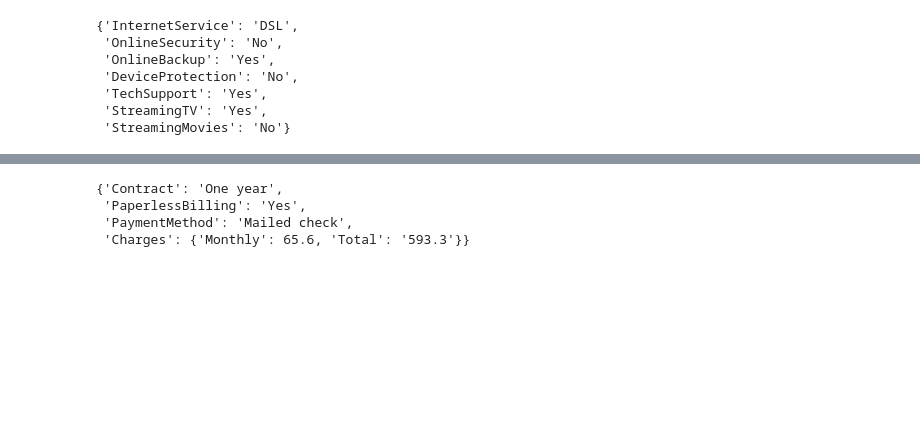
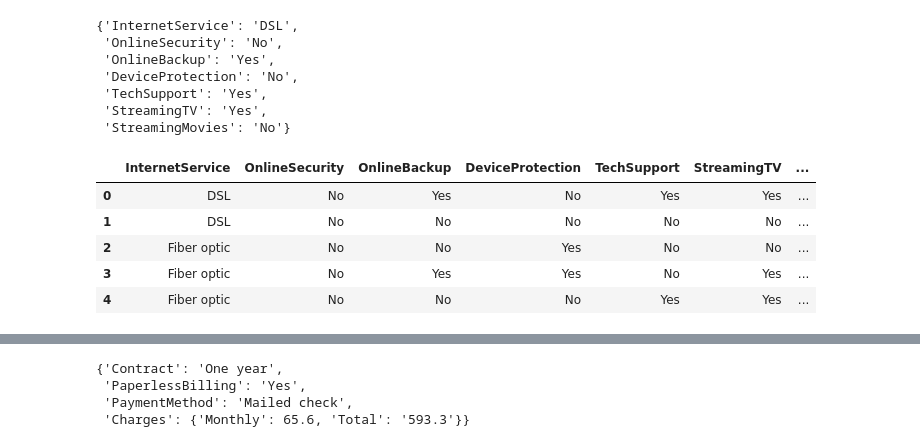
Before and after one commit to 25071983/DESAFIO-PYTHON, a Jupyter notebook: Challenge_ONE_Data_Science_Telecom_X.ipynb, the cells around one changed output, grey strips where cells are left out. Saved outputs shown, nothing was run; the diff lists cells and outputs as text; code cells hidden in the pictures; blank space fills up the shorter version.

```diff
--- a/Challenge_ONE_Data_Science_Telecom_X.ipynb
+++ b/Challenge_ONE_Data_Science_Telecom_X.ipynb
@@ -121,3 +121,6 @@ df['gender'] = df['gender'].astype('string')
 df.loc[0, 'phone']
 # %% [output]
 {'PhoneService': 'Yes', 'MultipleLines': 'No'}
+# %%
+# Normaliza la columna 'phone' (crea un nuevo DataFrame con las claves del JSON como columnas)
+phone_df = json_normalize(df['phone'])
@@ -123,0 +136,3 @@ df.loc[0, 'phone']
+# %%
+# Combina el DataFrame original con el nuevo DataFrame normalizado
+df = df.join(phone_df)
@@ -123,0 +171,3 @@ df.loc[0, 'phone']
+# %%
+df['PhoneService'] = df['PhoneService'].astype('string')
+df['MultipleLines'] = df['MultipleLines'].astype('string')
@@ -133,3 +206,15 @@ df.loc[0,'internet']
  'TechSupport': 'Yes',
  'StreamingTV': 'Yes',
  'StreamingMovies': 'No'}
+# %%
+# Normaliza la columna 'internet' (crea un nuevo DataFrame con las claves del JSON como columnas)
+internet_df = json_normalize(df['internet'])
+# %%
+internet_df.head()
+# %% [output]
+|  | InternetService | OnlineSecurity | OnlineBackup | DeviceProtection | TechSupport | StreamingTV | ... |
+| 0 | DSL | No | Yes | No | Yes | Yes | ... |
+| 1 | DSL | No | No | No | No | No | ... |
+| 2 | Fiber optic | No | No | Yes | No | No | ... |
+| 3 | Fiber optic | No | Yes | Yes | No | Yes | ... |
+| 4 | Fiber optic | No | No | No | Yes | Yes | ... |
```
Also changed, not shown: parts of 17 cells of this notebook.
